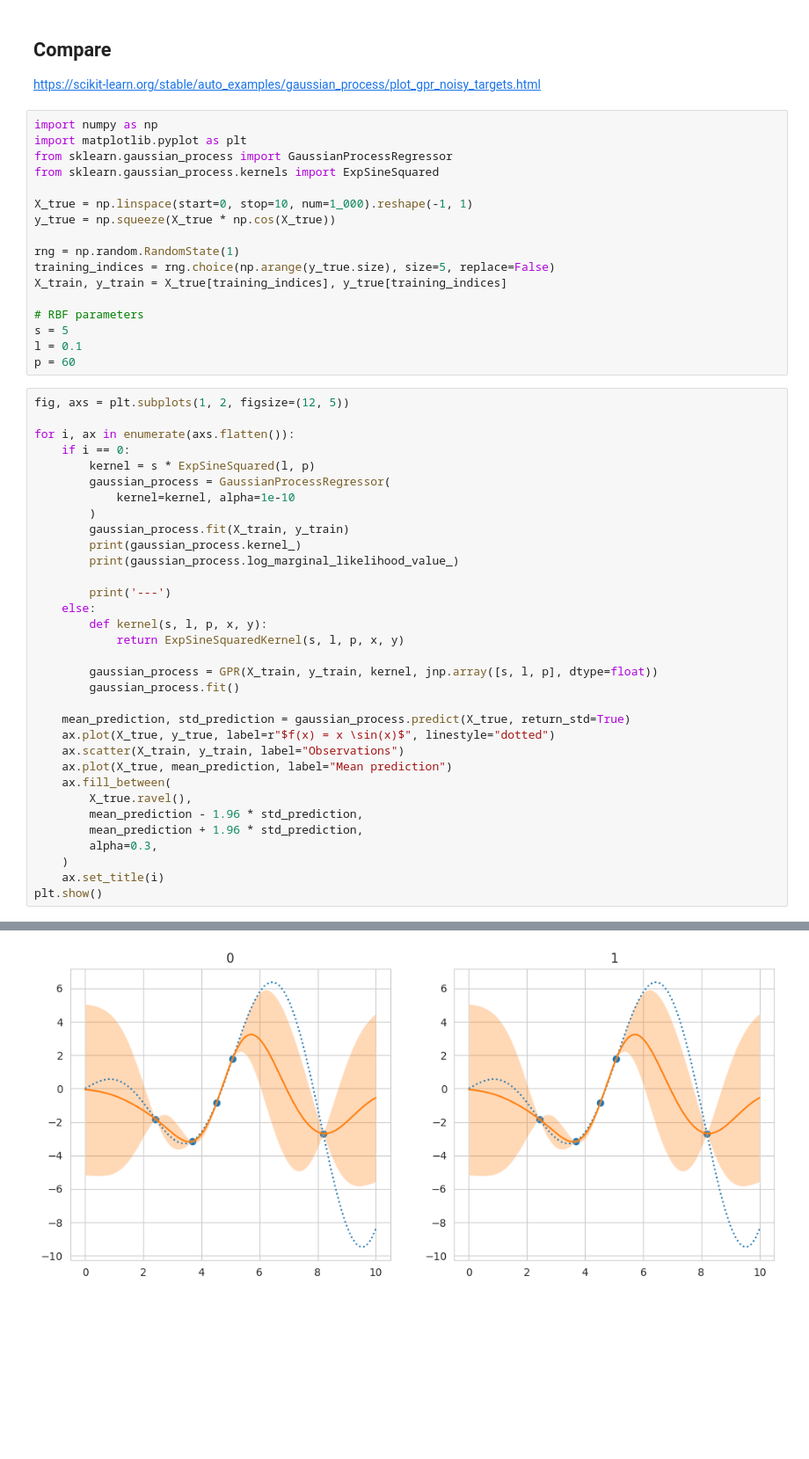
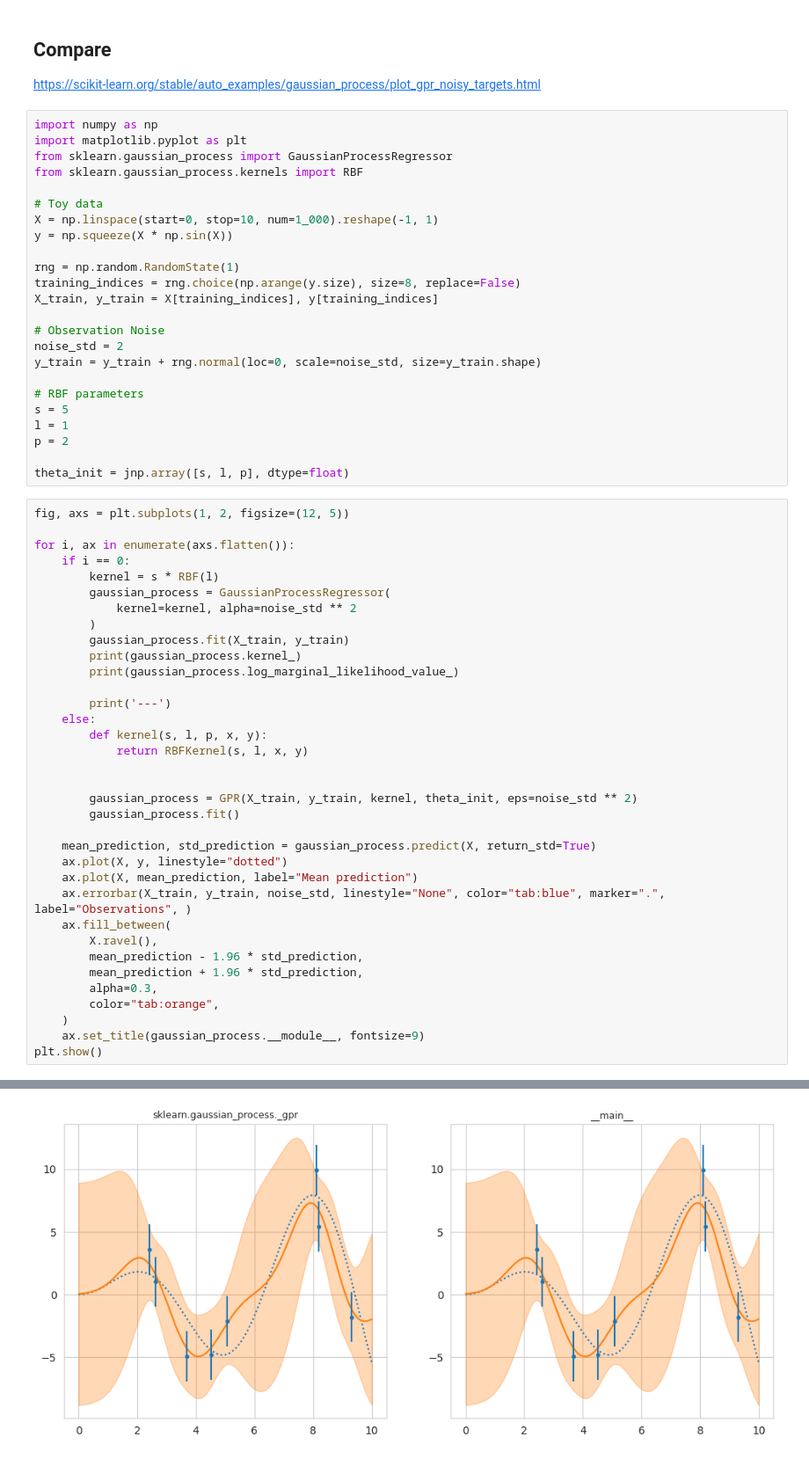
Before and after one commit to ItsNiklas/sparse-gaussian-processes, a Jupyter notebook: GP.ipynb, the cells around one changed output, grey strips where cells are left out. Shown at 88% size. Cells and saved outputs as stored; diff of their text form; blank space fills up the shorter version.

Commit message:
Full Uncertainty/Noise support, rework predict function

```diff
--- a/GP.ipynb
+++ b/GP.ipynb
@@ -234,27 +217,34 @@ https://scikit-learn.org/stable/auto_examples/gaussian_process/plot_gpr_noisy_ta
 import numpy as np
 import matplotlib.pyplot as plt
 from sklearn.gaussian_process import GaussianProcessRegressor
-from sklearn.gaussian_process.kernels import ExpSineSquared
+from sklearn.gaussian_process.kernels import RBF
 
-X_true = np.linspace(start=0, stop=10, num=1_000).reshape(-1, 1)
-y_true = np.squeeze(X_true * np.cos(X_true))
+# Toy data
+X = np.linspace(start=0, stop=10, num=1_000).reshape(-1, 1)
+y = np.squeeze(X * np.sin(X))
 
 rng = np.random.RandomState(1)
-training_indices = rng.choice(np.arange(y_true.size), size=5, replace=False)
-X_train, y_train = X_true[training_indices], y_true[training_indices]
+training_indices = rng.choice(np.arange(y.size), size=8, replace=False)
+X_train, y_train = X[training_indices], y[training_indices]
+
+# Observation Noise
+noise_std = 2
+y_train = y_train + rng.normal(loc=0, scale=noise_std, size=y_train.shape)
 
 # RBF parameters
 s = 5
-l = 0.1
-p = 60
+l = 1
+p = 2
+
+theta_init = jnp.array([s, l, p], dtype=float)
 # %%
 fig, axs = plt.subplots(1, 2, figsize=(12, 5))
 
 for i, ax in enumerate(axs.flatten()):
     if i == 0:
-        kernel = s * ExpSineSquared(l, p)
+        kernel = s * RBF(l)
         gaussian_process = GaussianProcessRegressor(
-            kernel=kernel, alpha=1e-10
+            kernel=kernel, alpha=noise_std ** 2
         )
         gaussian_process.fit(X_train, y_train)
         print(gaussian_process.kernel_)
@@ -263,21 +253,23 @@ for i, ax in enumerate(axs.flatten()):
         print('---')
     else:
         def kernel(s, l, p, x, y):
-            return ExpSineSquaredKernel(s, l, p, x, y)
+            return RBFKernel(s, l, x, y)
 
-        gaussian_process = GPR(X_train, y_train, kernel, jnp.array([s, l, p], dtype=float))
+
+        gaussian_process = GPR(X_train, y_train, kernel, theta_init, eps=noise_std ** 2)
         gaussian_process.fit()
 
-    mean_prediction, std_prediction = gaussian_process.predict(X_true, return_std=True)
-    ax.plot(X_true, y_true, label=r"$f(x) = x \sin(x)$", linestyle="dotted")
-    ax.scatter(X_train, y_train, label="Observations")
-    ax.plot(X_true, mean_prediction, label="Mean prediction")
+    mean_prediction, std_prediction = gaussian_process.predict(X, return_std=True)
+    ax.plot(X, y, linestyle="dotted")
+    ax.plot(X, mean_prediction, label="Mean prediction")
+    ax.errorbar(X_train, y_train, noise_std, linestyle="None", color="tab:blue", marker=".", label="Observations", )
     ax.fill_between(
-        X_true.ravel(),
+        X.ravel(),
         mean_prediction - 1.96 * std_prediction,
         mean_prediction + 1.96 * std_prediction,
         alpha=0.3,
+        color="tab:orange",
     )
-    ax.set_title(i)
+    ax.set_title(gaussian_process.__module__, fontsize=9)
 plt.show()
 # %% [output]
@@ -289 +281 @@ State: state.success=False, state.status=1, state.iter_num=1000
-[figure, old version]
+[figure, new version]
```
Also changed, not shown: parts of 2 cells of this notebook.
